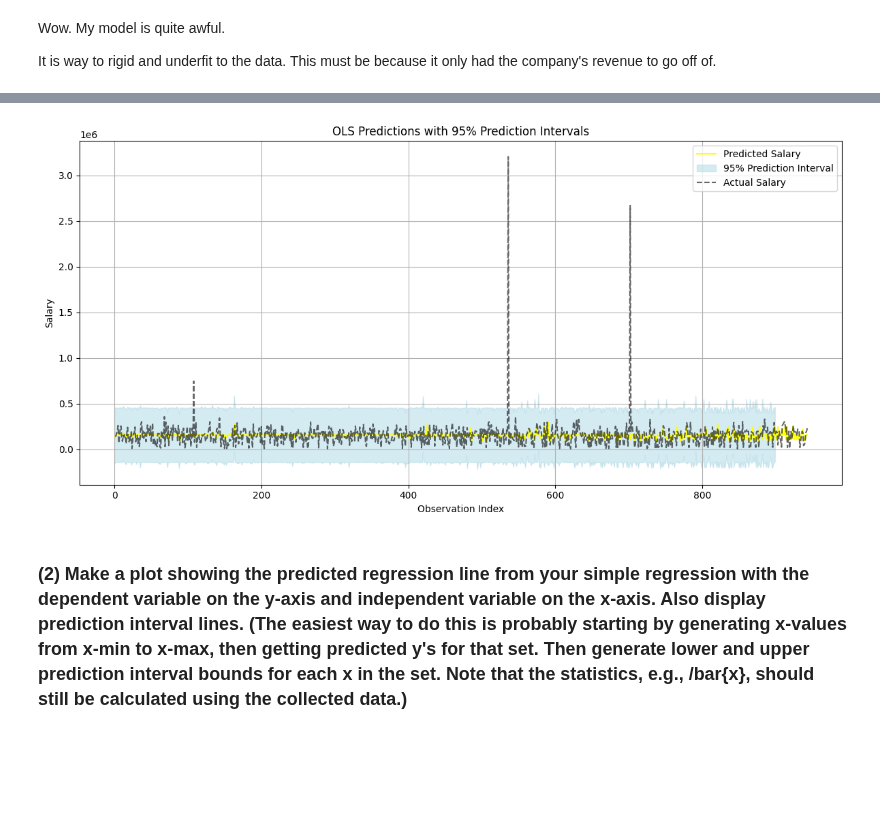
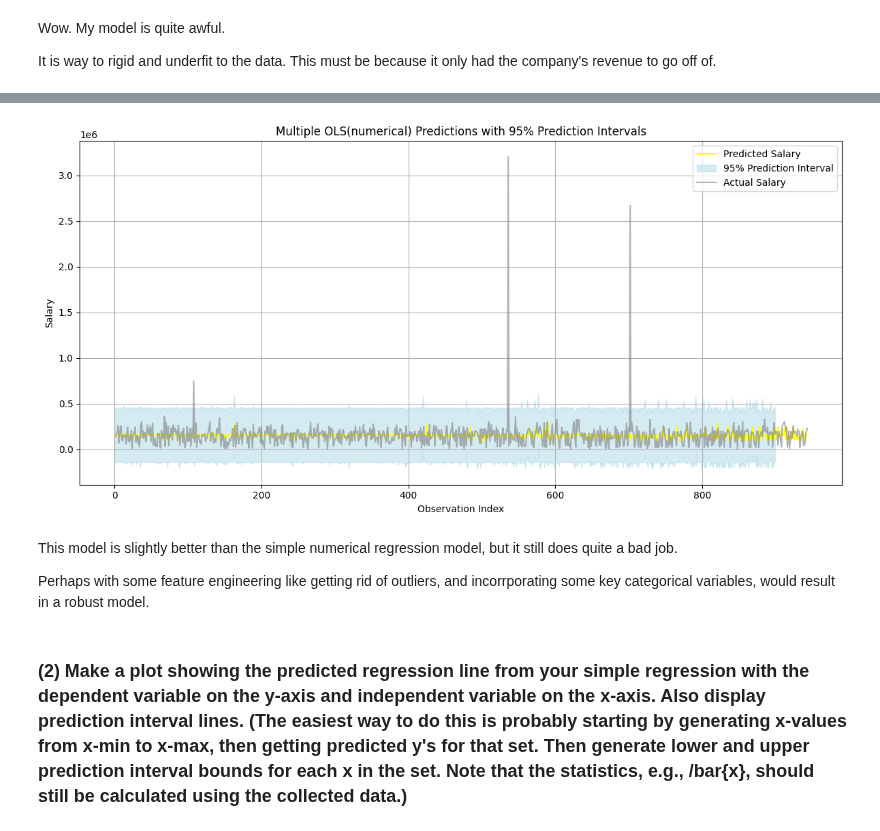
Before and after one commit to IanTaiAhn/econ6550, a Jupyter notebook: colab_assignments/Google_Colab_Assignment_8.ipynb, the cells around one changed output, grey strips where cells are left out. Cells and saved outputs as stored; diff of their text form; code cells hidden in the pictures; blank space fills up the shorter version.

```diff
--- a/colab_assignments/Google_Colab_Assignment_8.ipynb
+++ b/colab_assignments/Google_Colab_Assignment_8.ipynb
@@ -633,27 +604,30 @@ strong multicollinearity or other numerical problems.
 # %%
 # Extract values from the prediction summary
 predicted = intervals_multi["mean"]
 lower = intervals_multi["obs_ci_lower"]
 upper = intervals_multi["obs_ci_upper"]
 
 # Create the plot
 plt.figure(figsize=(12, 6))
 plt.plot(predicted, label="Predicted Salary", color="yellow")
 plt.fill_between(range(len(predicted)), lower, upper, color="lightblue", alpha=0.5, label="95% Prediction Interval")
 
 # Optional: overlay actual salaries
-plt.plot(y_multi, label="Actual Salary", color="black", linestyle="--", alpha=0.6)
+plt.plot(y_multi, label="Actual Salary", color="grey", alpha=0.6)
 
 # Customize the plot
 plt.xlabel("Observation Index")
 plt.ylabel("Salary")
-plt.title("OLS Predictions with 95% Prediction Intervals")
+plt.title("Multiple OLS(numerical) Predictions with 95% Prediction Intervals")
 plt.legend()
 plt.grid(True)
 plt.tight_layout()
 plt.show()
 # %% [output]
-[figure, old version]
+[figure, new version]
+# %% [markdown]
+<p>This model is slightly better than the simple numerical regression model, but it still does quite a bad job.</p>
+<p>Perhaps with some feature engineering like getting rid of outliers, and incorrporating some key categorical variables, would result in a robust model.</p>
 # %% [markdown]
 <h3>(2) Make a plot showing the predicted regression line from your simple regression with the dependent variable on the y-axis and independent variable on the x-axis. Also display prediction interval lines. (The easiest way to do this is probably starting by generating x-values from x-min to x-max, then getting predicted y's for that set. Then generate lower and upper prediction interval bounds for each x in the set. Note that the statistics, e.g., /bar{x}, should still be calculated using the collected data.)</h3>
 # %%
```
Also changed, not shown: parts of 9 cells of this notebook.
